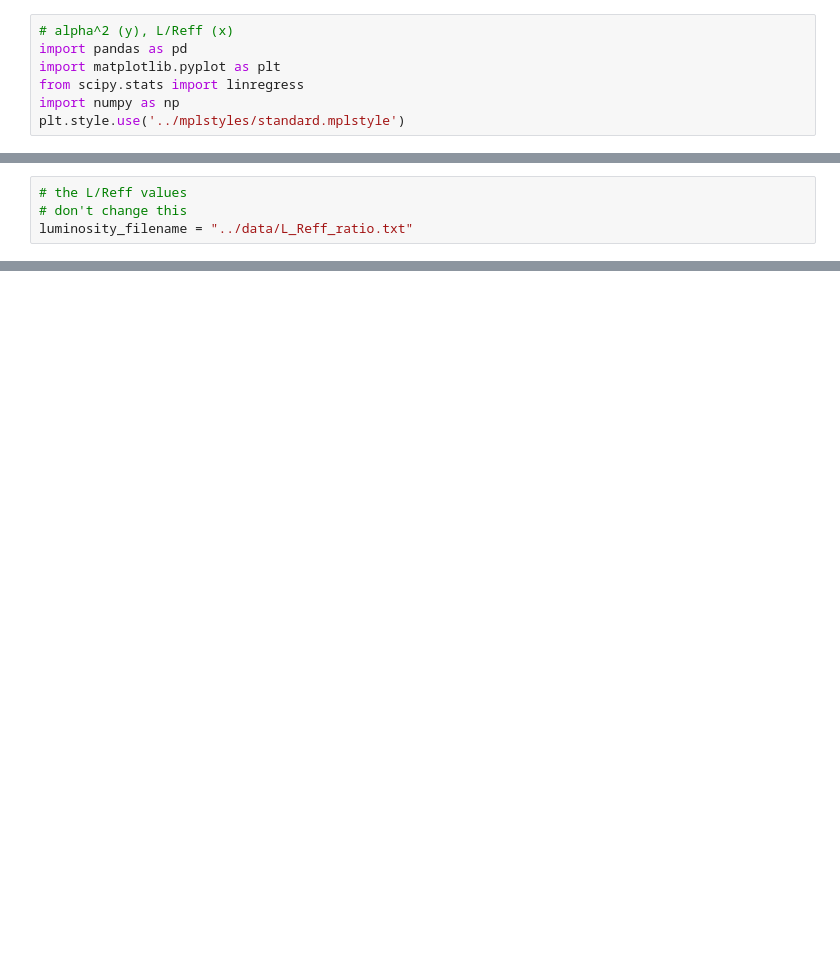
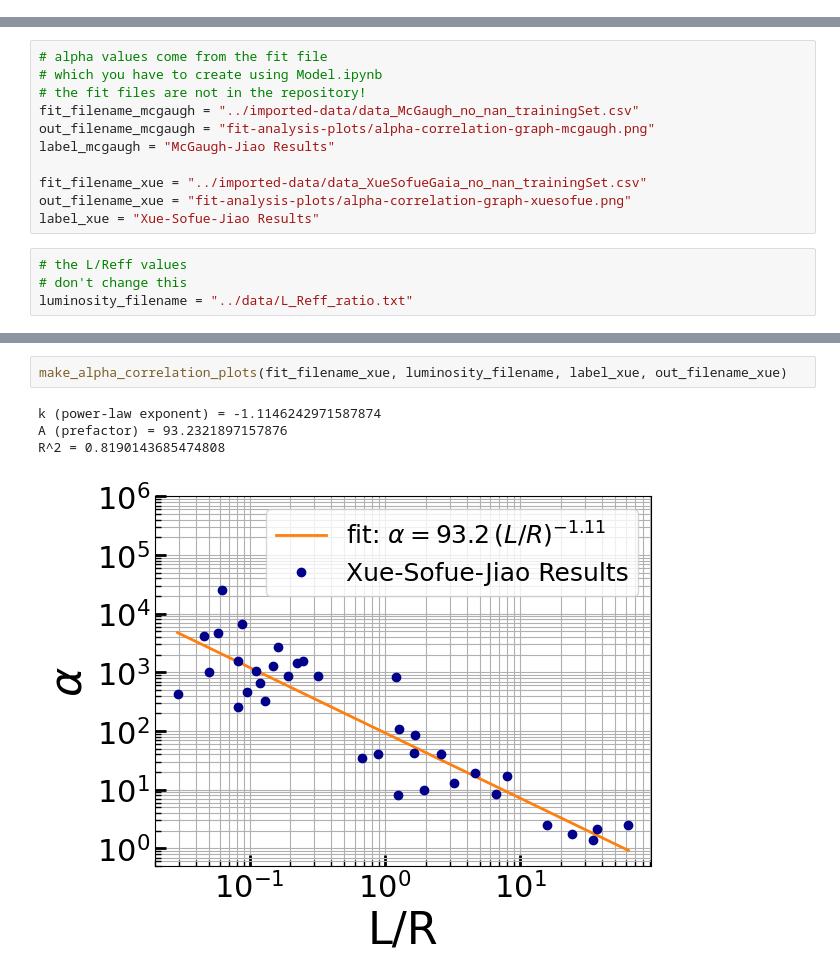
Before and after one commit to Cisneros-Galaxy/RCFM, a Jupyter notebook: fit-analysis/alpha-correlation.ipynb, the cells around one changed output, grey strips where cells are left out. Drawn from its saved outputs; the diff is of its cells as text; blank space fills up the shorter version.

Commit message:
improve(alpha-correlation.ipynb):extract functionality into a python file so the ipynb can make all the alpha correlation plots without re-using code

```diff
--- a/fit-analysis/alpha-correlation.ipynb
+++ b/fit-analysis/alpha-correlation.ipynb
@@ -1,7 +0,0 @@
-# %%
-# alpha^2 (y), L/Reff (x)
-import pandas as pd
-import matplotlib.pyplot as plt
-from scipy.stats import linregress
-import numpy as np
-plt.style.use('../mplstyles/standard.mplstyle')
@@ -12,3 +3,14 @@ fit_filename = "../imported-data/data_McGaugh_no_nan_trainingSet.csv"
+# %%
+# alpha values come from the fit file
+# which you have to create using Model.ipynb
+# the fit files are not in the repository!
+fit_filename_mcgaugh = "../imported-data/data_McGaugh_no_nan_trainingSet.csv"
+out_filename_mcgaugh = "fit-analysis-plots/alpha-correlation-graph-mcgaugh.png"
+label_mcgaugh = "McGaugh-Jiao Results"
+
+fit_filename_xue = "../imported-data/data_XueSofueGaia_no_nan_trainingSet.csv"
+out_filename_xue = "fit-analysis-plots/alpha-correlation-graph-xuesofue.png"
+label_xue = "Xue-Sofue-Jiao Results"
 # %%
 # the L/Reff values
 # don't change this
@@ -84,0 +27,7 @@ plt.show()
+# %%
+make_alpha_correlation_plots(fit_filename_xue, luminosity_filename, label_xue, out_filename_xue)
+# %% [output]
+k (power-law exponent) = -1.1146242971587874
+A (prefactor) = 93.2321897157876
+R^2 = 0.8190143685474808
+[figure, added]
```
Also changed, not shown: parts of 12 cells of this notebook, 1 other file.
